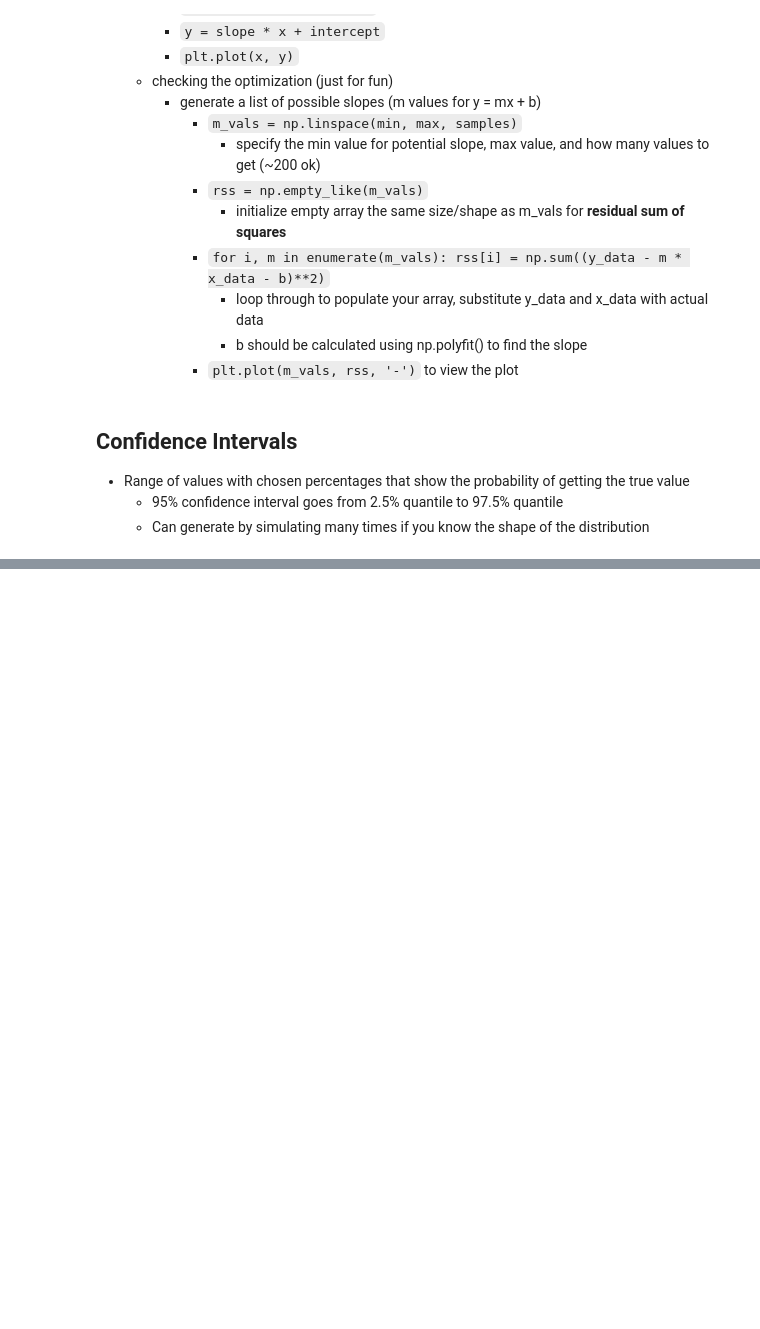
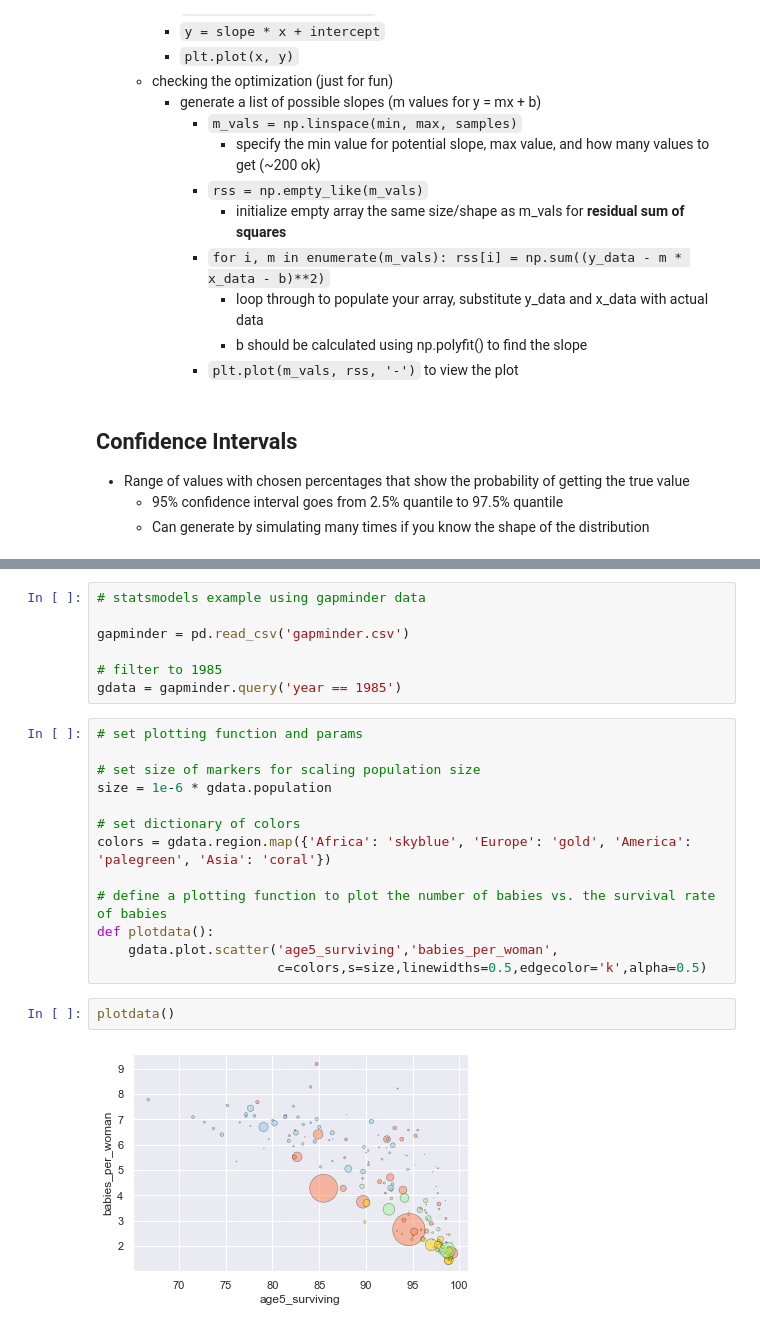
Before and after one commit to chuktuk/Libraries-and-Resources, a Jupyter notebook: Python-Statistics.ipynb, the cells around one changed output, grey strips where cells are left out. Drawn from its saved outputs; the diff is of its cells as text; blank space fills up the shorter version.

```diff
--- a/Python-Statistics.ipynb
+++ b/Python-Statistics.ipynb
@@ -320,0 +494,24 @@ Text(0.5, 1.0, 'Probability Distribution\nfor Number of MLB No-Hitters')
+# %%
+# statsmodels example using gapminder data
+
+gapminder = pd.read_csv('gapminder.csv')
+
+# filter to 1985
+gdata = gapminder.query('year == 1985')
+# %%
+# set plotting function and params
+
+# set size of markers for scaling population size
+size = 1e-6 * gdata.population
+
+# set dictionary of colors
+colors = gdata.region.map({'Africa': 'skyblue', 'Europe': 'gold', 'America': 'palegreen', 'Asia': 'coral'})
+
+# define a plotting function to plot the number of babies vs. the survival rate of babies
+def plotdata():
+    gdata.plot.scatter('age5_surviving','babies_per_woman',
+                       c=colors,s=size,linewidths=0.5,edgecolor='k',alpha=0.5)
+# %%
+plotdata()
+# %% [output]
+[figure, added]
```
Also changed, not shown: parts of 39 cells of this notebook, 2 other files.
